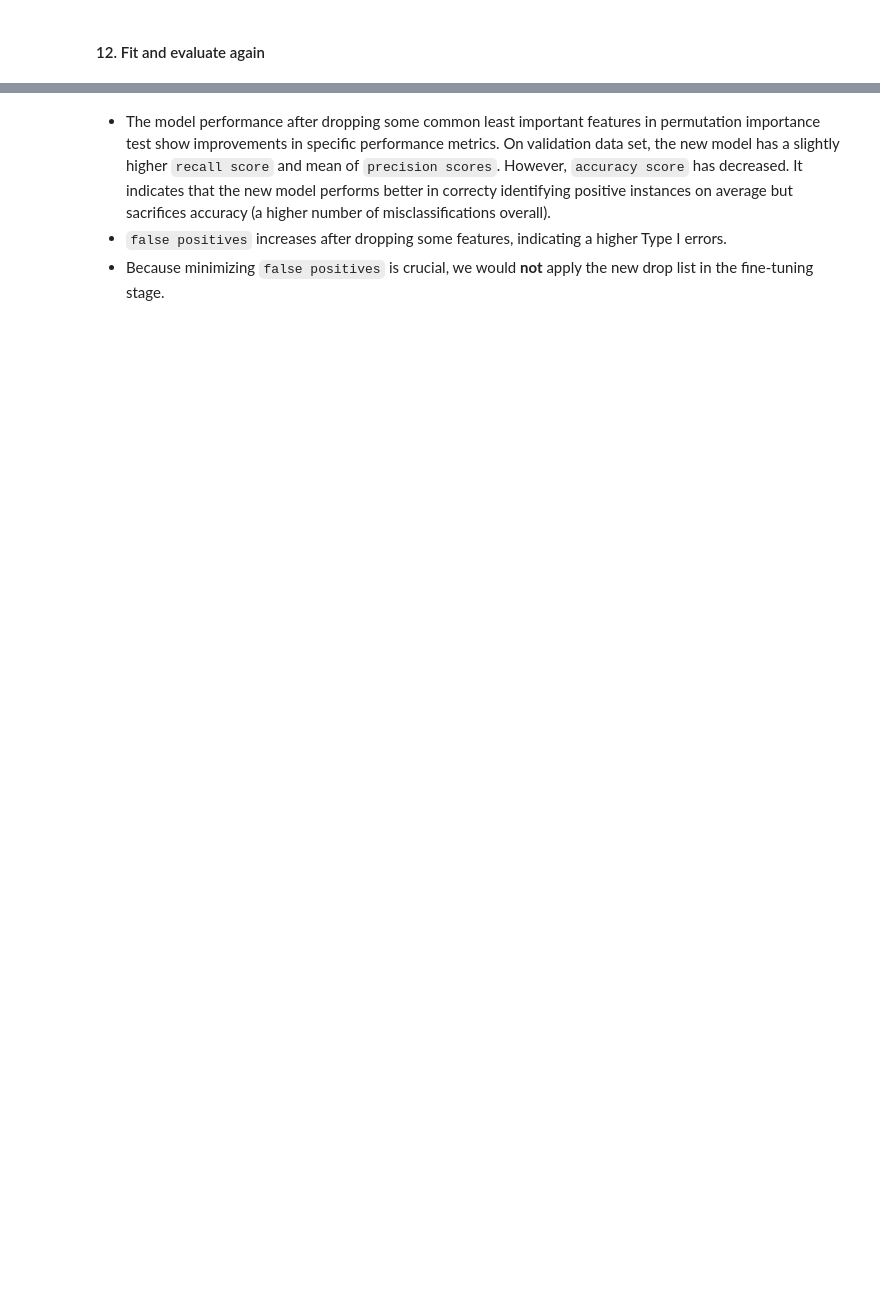
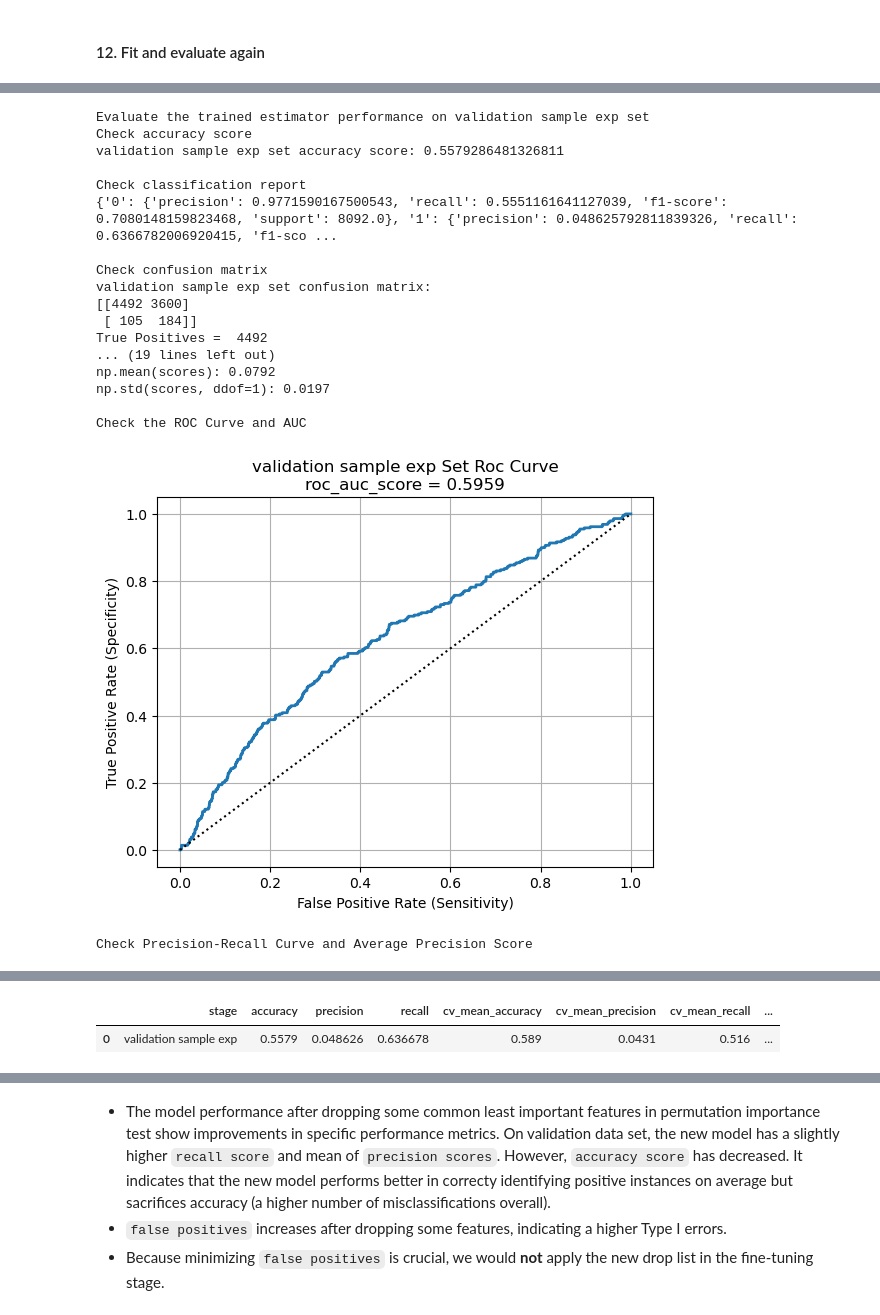
Before and after one commit to LiyangSong/Advertisement-CTR-Prediction, a Jupyter notebook: jupyter/model_exp_sgd.ipynb, the cells around one changed output, grey strips where cells are left out. Saved outputs shown, nothing was run; the diff lists cells and outputs as text; code cells hidden in the pictures; blank space fills up the shorter version.

```diff
--- a/jupyter/model_exp_sgd.ipynb
+++ b/jupyter/model_exp_sgd.ipynb
@@ -286,2 +379,23 @@ bin_class_utils.eval_class(train_cap_x_df, train_y_df, composite_estimator_exp,
 # %%
-bin_class_utils.eval_class(validation_cap_x_df, validation_y_df, composite_estimator_exp, "validation sample exp", CVS_SCORING_LIST)
+eval_validation_exp_results = bin_class_utils.eval_class(validation_cap_x_df, validation_y_df, composite_estimator_exp, "validation sample exp", CVS_SCORING_LIST)
+eval_validation_exp_results
+# %% [output]
+Evaluate the trained estimator performance on validation sample exp set
+Check accuracy score
+validation sample exp set accuracy score: 0.5579286481326811
+
+Check classification report
+{'0': {'precision': 0.9771590167500543, 'recall': 0.5551161641127039, 'f1-score': 0.7080148159823468, 'support': 8092.0}, '1': {'precision': 0.048625792811839326, 'recall': 0.6366782006920415, 'f1-sco ...
+
+Check confusion matrix
+validation sample exp set confusion matrix:
+[[4492 3600]
+ [ 105  184]]
+True Positives =  4492
+... (19 lines left out)
+np.mean(scores): 0.0792
+np.std(scores, ddof=1): 0.0197
+
+Check the ROC Curve and AUC
+[figure, added]
+Check Precision-Recall Curve and Average Precision Score
@@ -287,0 +403,2 @@ bin_class_utils.eval_class(validation_cap_x_df, validation_y_df, composite_estim
+|  | stage | accuracy | precision | recall | cv_mean_accuracy | cv_mean_precision | cv_mean_recall | ... |
+| 0 | validation sample exp | 0.5579 | 0.048626 | 0.636678 | 0.589 | 0.0431 | 0.516 | ... |
```
Also changed, not shown: parts of 14 cells of this notebook, 5 other files.
